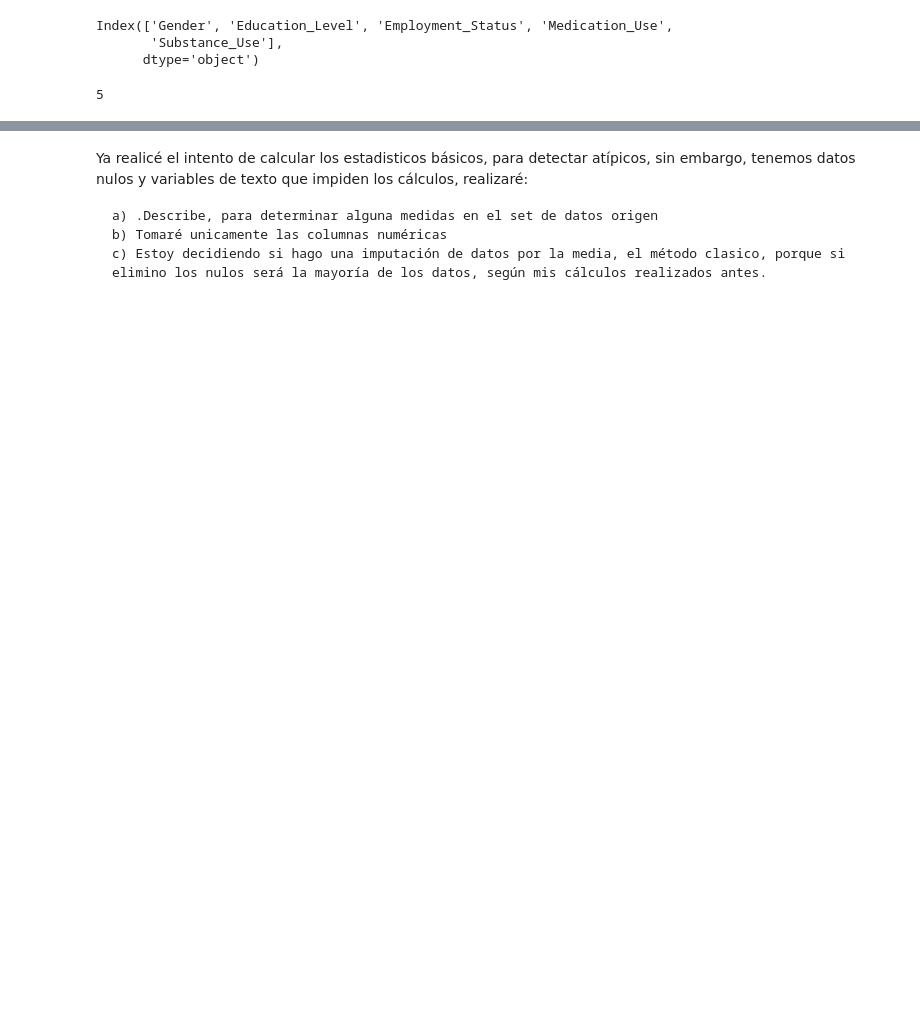
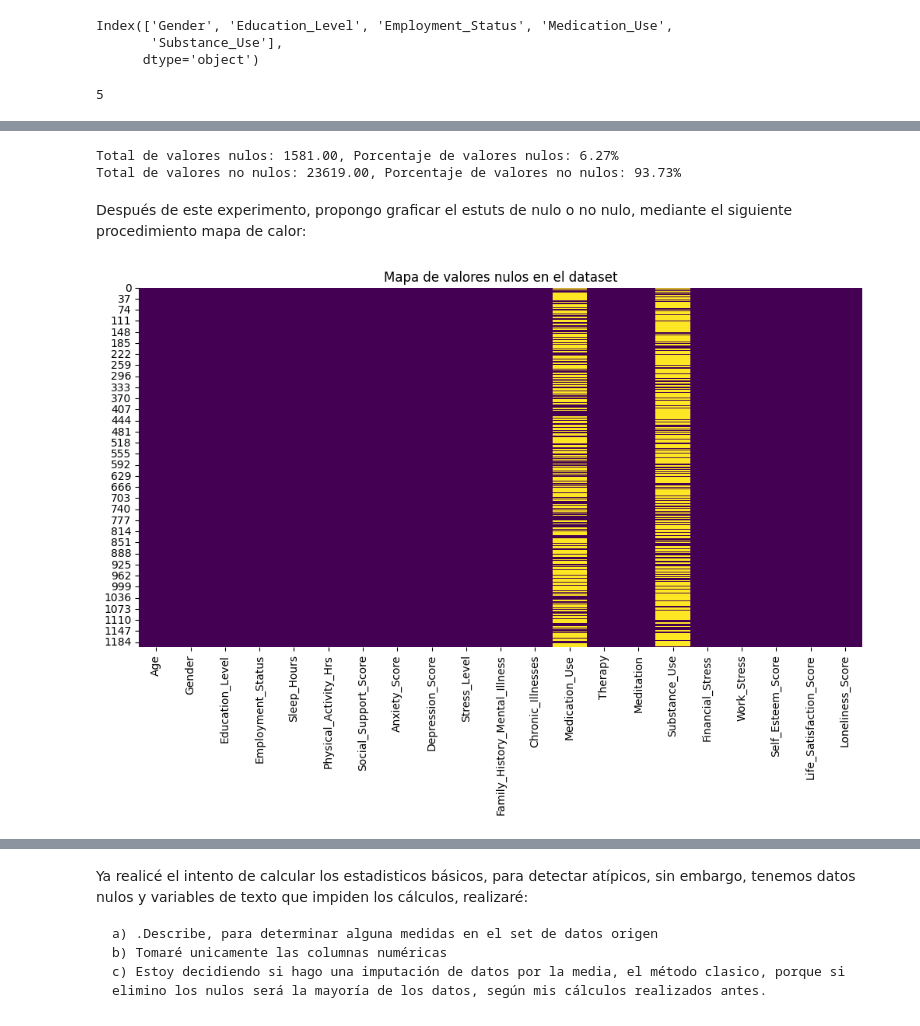
Before and after one commit to utm-ic/pr1-2-data-manipulation-Geography-OS, a Jupyter notebook: reporte_mentalhealt.ipynb, the cells around one changed output, grey strips where cells are left out. Saved outputs shown, nothing was run; the diff lists cells and outputs as text; code cells hidden in the pictures; blank space fills up the shorter version.

```diff
--- a/reporte_mentalhealt.ipynb
+++ b/reporte_mentalhealt.ipynb
@@ -243,0 +166,25 @@ print(RownotNulMentalH)
+# %%
+total_nulos = Df_MentalHealt.isnull().sum().sum()
+total_no_nulos = Df_MentalHealt.notnull().sum().sum()
+
+porcentaje_nulos = (Df_MentalHealt.isnull().sum().sum() / Df_MentalHealt.size) * 100
+porcentaje_no_nulos = (Df_MentalHealt.notnull().sum().sum() / Df_MentalHealt.size) * 100
+
+print(f"Total de valores nulos: {total_nulos:.2f}, Porcentaje de valores nulos: {porcentaje_nulos:.2f}%")
+print(f"Total de valores no nulos: {total_no_nulos:.2f}, Porcentaje de valores no nulos: {porcentaje_no_nulos:.2f}%")
+# %% [output]
+Total de valores nulos: 1581.00, Porcentaje de valores nulos: 6.27%
+Total de valores no nulos: 23619.00, Porcentaje de valores no nulos: 93.73%
+# %% [markdown]
+Después de este experimento, propongo graficar el estuts de nulo o no nulo, mediante el siguiente procedimiento mapa de calor:
+# %%
+#Realizaré la importación de las librerías necesarias para realizar la presentación gráfica
+import seaborn as sns
+import matplotlib.pyplot as plt
+
+plt.figure(figsize=(12,6))
+sns.heatmap(Df_MentalHealt.isnull(), cmap="viridis", cbar=False)
+plt.title("Mapa de valores nulos en el dataset")
+plt.show()
+# %% [output]
+[figure, added]
```
Also changed, not shown: parts of 41 cells of this notebook.
